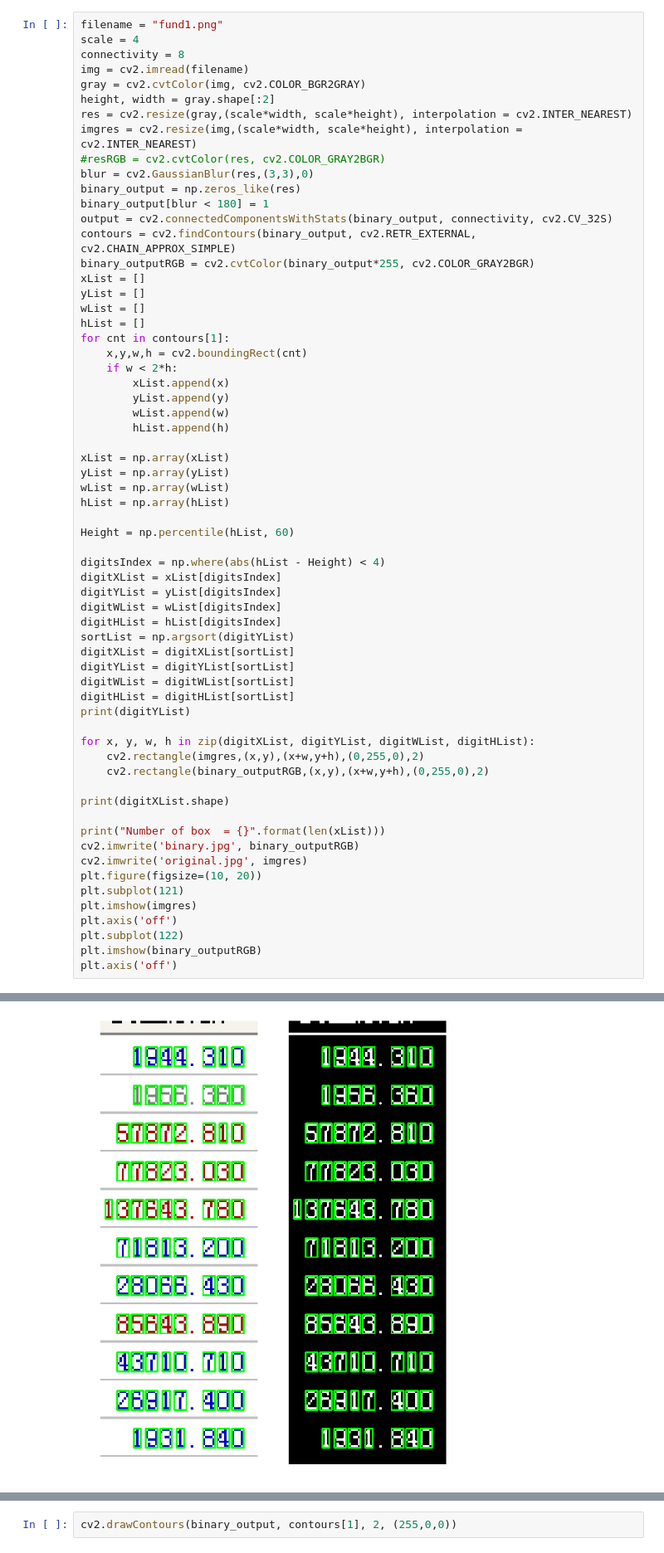
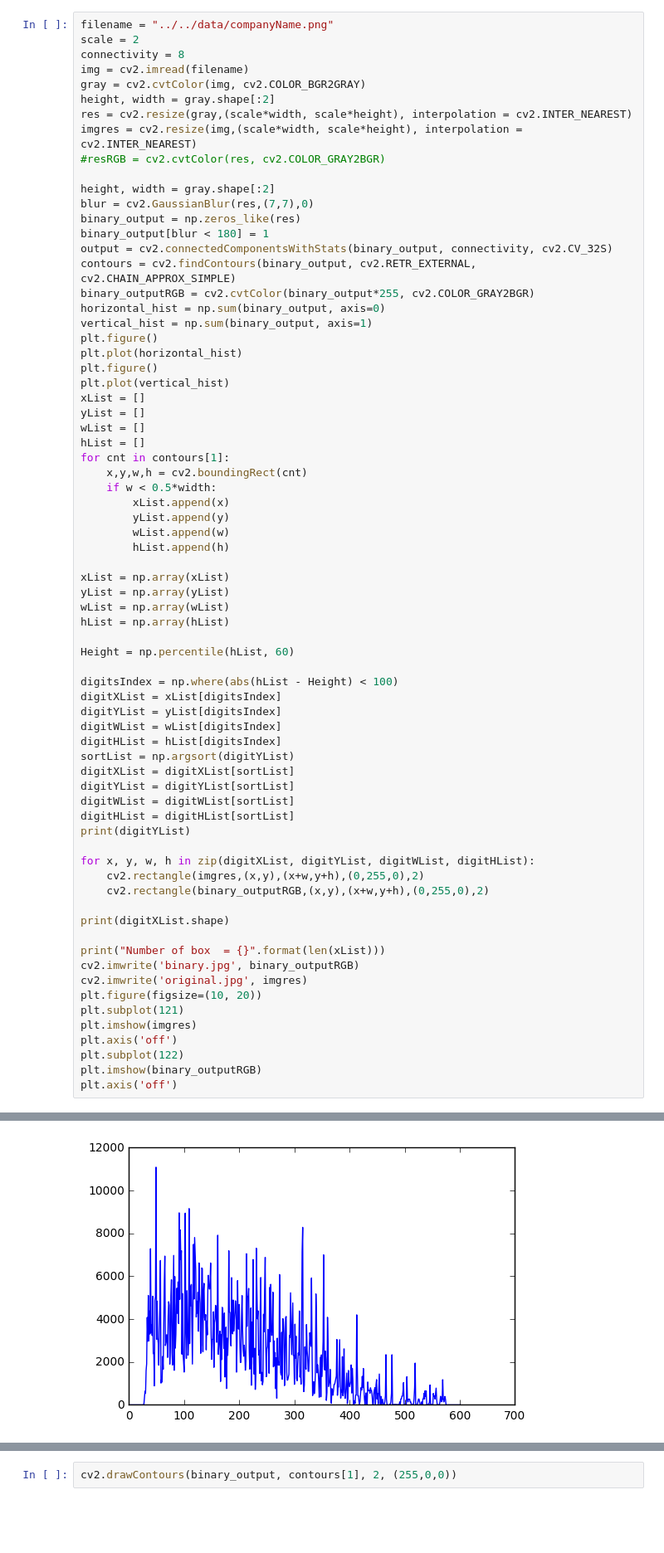
Before and after one commit to destyjustc/account_ocr, a Jupyter notebook: ai/notebook/DigitsOCR.ipynb, the cells around one changed output, grey strips where cells are left out. Shown at 83% size. Drawn from its saved outputs; the diff is of its cells as text; blank space fills up the shorter version.

```diff
--- a/ai/notebook/DigitsOCR.ipynb
+++ b/ai/notebook/DigitsOCR.ipynb
@@ -8,6 +131,6 @@ from PIL import Image
 # %%
-filename = "fund1.png"
-scale = 4
+filename = "../../data/companyName.png"
+scale = 2
 connectivity = 8
 img = cv2.imread(filename)
 gray = cv2.cvtColor(img, cv2.COLOR_BGR2GRAY)
@@ -15,19 +138,27 @@ height, width = gray.shape[:2]
 res = cv2.resize(gray,(scale*width, scale*height), interpolation = cv2.INTER_NEAREST)
 imgres = cv2.resize(img,(scale*width, scale*height), interpolation = cv2.INTER_NEAREST)
 #resRGB = cv2.cvtColor(res, cv2.COLOR_GRAY2BGR)
-blur = cv2.GaussianBlur(res,(3,3),0)
+
+height, width = gray.shape[:2]
+blur = cv2.GaussianBlur(res,(7,7),0)
 binary_output = np.zeros_like(res)
 binary_output[blur < 180] = 1
 output = cv2.connectedComponentsWithStats(binary_output, connectivity, cv2.CV_32S)
 contours = cv2.findContours(binary_output, cv2.RETR_EXTERNAL, cv2.CHAIN_APPROX_SIMPLE)
 binary_outputRGB = cv2.cvtColor(binary_output*255, cv2.COLOR_GRAY2BGR)
+horizontal_hist = np.sum(binary_output, axis=0)
+vertical_hist = np.sum(binary_output, axis=1)
+plt.figure()
+plt.plot(horizontal_hist)
+plt.figure()
+plt.plot(vertical_hist)
 xList = []
 yList = []
 wList = []
 hList = []
 for cnt in contours[1]:
     x,y,w,h = cv2.boundingRect(cnt)
-    if w < 2*h:
+    if w < 0.5*width:
         xList.append(x)
         yList.append(y)
         wList.append(w)
@@ -40,7 +171,7 @@ hList = np.array(hList)
 
 Height = np.percentile(hList, 60)
 
-digitsIndex = np.where(abs(hList - Height) < 4)
+digitsIndex = np.where(abs(hList - Height) < 100)
 digitXList = xList[digitsIndex]
 digitYList = yList[digitsIndex]
 digitWList = wList[digitsIndex]
@@ -80 +221 @@ Number of box  = 101
-[figure, old version]
+[figure, new version]
```
Also changed, not shown: parts of 8 cells of this notebook, 8 other files.
